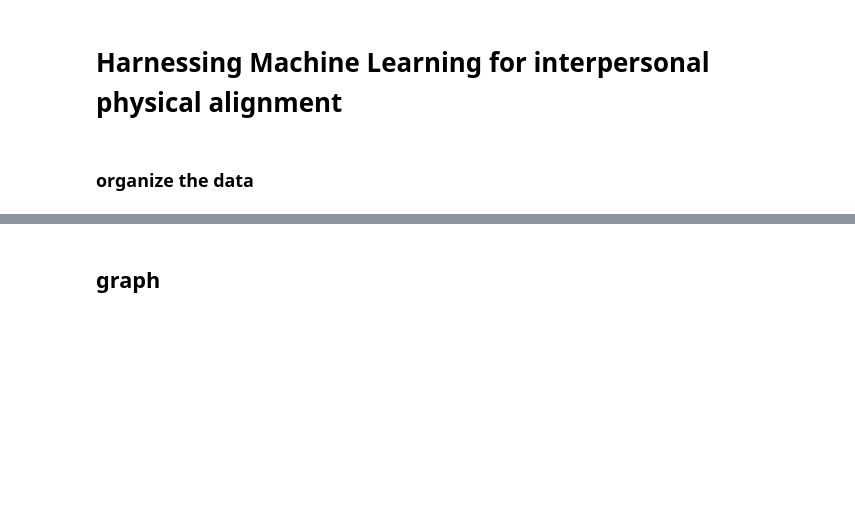
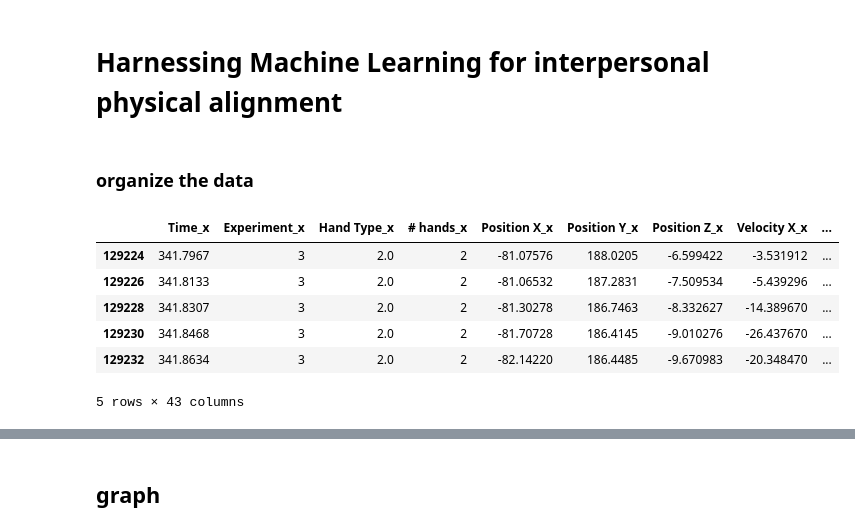
Before and after one commit to lilach199612/HMLFIPA, a Jupyter notebook: HMLFIPA.ipynb, the cells around one changed output, grey strips where cells are left out. Saved outputs shown, nothing was run; the diff lists cells and outputs as text; code cells hidden in the pictures; blank space fills up the shorter version.

```diff
--- a/HMLFIPA.ipynb
+++ b/HMLFIPA.ipynb
@@ -34,15 +53,23 @@ def dfbuilder(files):
 # %%
 #i use glob to see and copy this list of files
 files=['Evyatar636771052727603804Spontan.csv','Evyatar636771053639929594Sync.csv','Evyatar636771054555711409Alone.csv',
-       'HandRight.csv','Nofar636759795182793299Spontan.csv','Nofar636759796290435160Alone.csv',
-       'Nofar636759797397919664Sync.csv','Oriya636759804404113837Spontan.csv','Oriya636759805268396661Alone.csv',
-       'Oriya636759806131350399Sync.csv','OryaB636771082736601528Alone.csv','OryaB636771083605535985Spontan.csv',
-       'OryaB636771084494502229Sync.csv','Revital636770955999435879Alone.csv','Revital636770957038873193Spontan.csv',
-       'Revital636770957894370062Sync.csv','Sachar636771045591258071Spontan.csv','Sachar636771046527112972Sync.csv',
-       'Sachar636771047408504303Alone.csv','Shelly636759787508979097Spontan.csv','Shelly636759788383205274Alone.csv',
-       'Shelly636759789526313406Sync.csv','Yael636771059544754823Spontan.csv','Yael636771060699529085Sync.csv',
-       'Yael636771061659067649Alone.csv','Yoel636760921663075813Spontan.csv','Yoel636760922573364655Alone.csv',
-       'Yoel636760923490742912Sync.csv']
+       'Nofar636759795182793299Spontan.csv','Nofar636759796290435160Alone.csv','Nofar636759797397919664Sync.csv',
+       'Oriya636759804404113837Spontan.csv','Oriya636759805268396661Alone.csv','Oriya636759806131350399Sync.csv',
+       'OryaB636771082736601528Alone.csv','OryaB636771083605535985Spontan.csv','OryaB636771084494502229Sync.csv',
+       'Revital636770955999435879Alone.csv','Revital636770957038873193Spontan.csv','Revital636770957894370062Sync.csv',
+       'Sachar636771045591258071Spontan.csv','Sachar636771046527112972Sync.csv','Sachar636771047408504303Alone.csv',
+       'Shelly636759787508979097Spontan.csv','Shelly636759788383205274Alone.csv','Shelly636759789526313406Sync.csv',
+       'Yael636771059544754823Spontan.csv','Yael636771060699529085Sync.csv','Yael636771061659067649Alone.csv',
+       'Yoel636760921663075813Spontan.csv','Yoel636760922573364655Alone.csv','Yoel636760923490742912Sync.csv']
 
 train= dfbuilder(files)
+train.head()
+# %% [output]
+|  | Time_x | Experiment_x | Hand Type_x | # hands_x | Position X_x | Position Y_x | Position Z_x | Velocity X_x | ... |
+| 129224 | 341.7967 | 3 | 2.0 | 2 | -81.07576 | 188.0205 | -6.599422 | -3.531912 | ... |
+| 129226 | 341.8133 | 3 | 2.0 | 2 | -81.06532 | 187.2831 | -7.509534 | -5.439296 | ... |
+| 129228 | 341.8307 | 3 | 2.0 | 2 | -81.30278 | 186.7463 | -8.332627 | -14.389670 | ... |
+| 129230 | 341.8468 | 3 | 2.0 | 2 | -81.70728 | 186.4145 | -9.010276 | -26.437670 | ... |
+| 129232 | 341.8634 | 3 | 2.0 | 2 | -82.14220 | 186.4485 | -9.670983 | -20.348470 | ... |
+5 rows × 43 columns
 # %%
```
Also changed, not shown: parts of 24 cells of this notebook.
